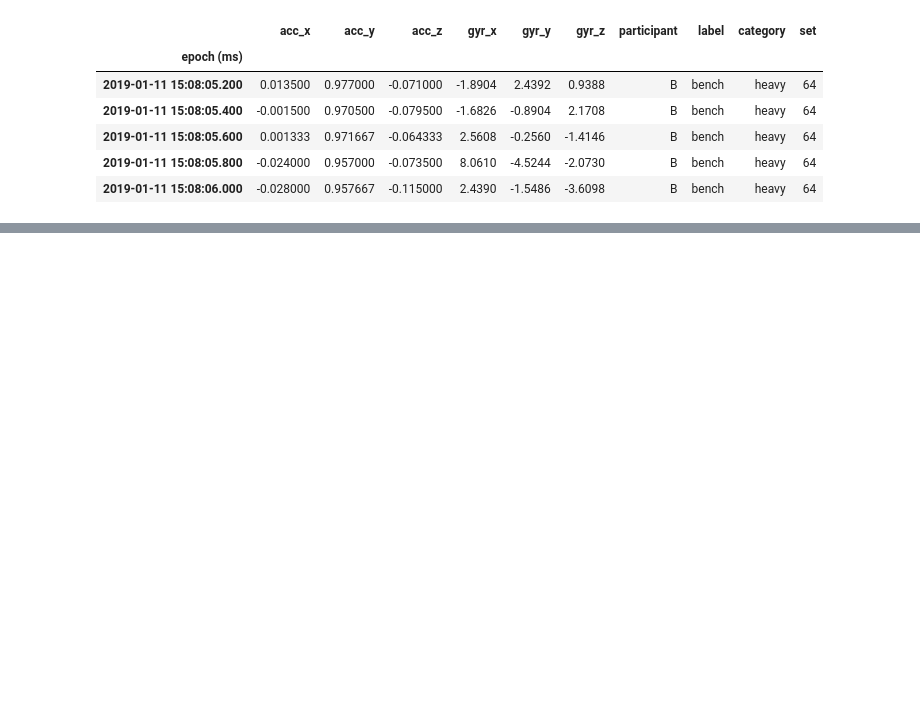
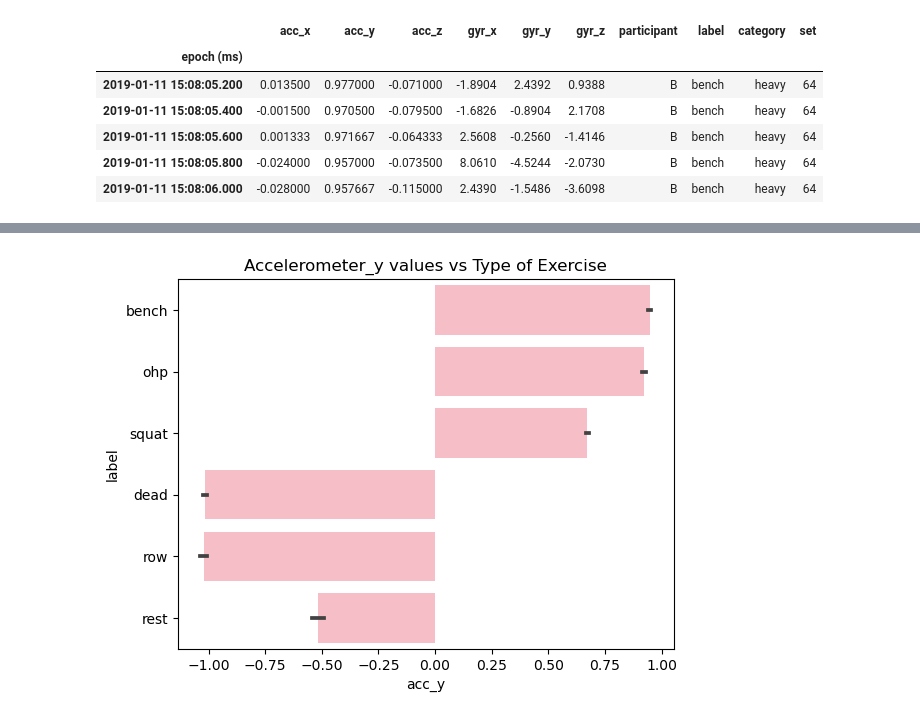
Before and after one commit to razeen-cyber/fitness_tracker, a Jupyter notebook: notebooks/visualization.ipynb, the cells around one changed output, grey strips where cells are left out. Drawn from its saved outputs; the diff is of its cells as text; code cells hidden in the pictures; blank space fills up the shorter version.

```diff
--- a/notebooks/visualization.ipynb
+++ b/notebooks/visualization.ipynb
@@ -22,0 +23,7 @@ sns.barplot(x=x, y = y, data = df, color = 'lightpink').set(title = "Acceleromet
+# %%
+x = df['acc_y']
+y = df['label']
+sns.barplot(x=x, y = y, data = df, color = 'lightpink').set(title = "Accelerometer_y values vs Type of Exercise")
+plt.savefig('../reports/figures/2.jpg')
+# %% [output]
+[figure, added]
```
Also changed, not shown: parts of 9 cells of this notebook, 13 other files.
